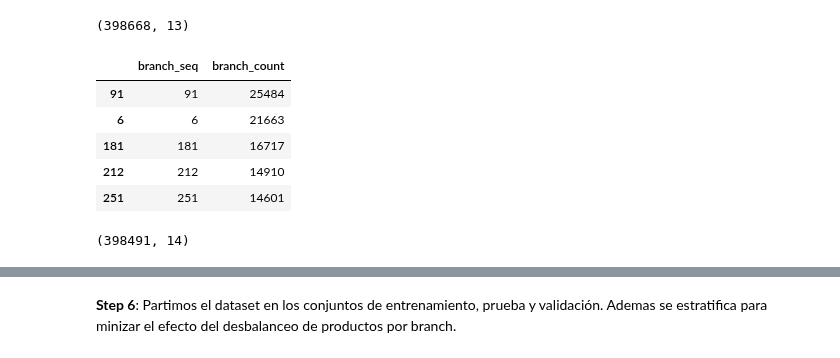
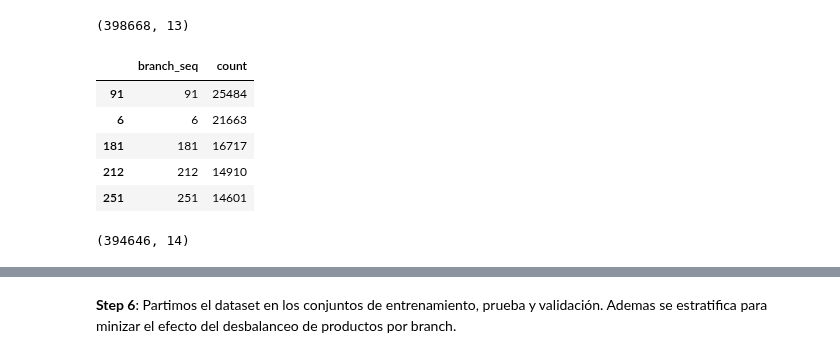
Before and after one commit to magistery-tps/text-mining, a Jupyter notebook: notebooks/fashion_outfits/preprocessing.ipynb, the cells around one changed output, grey strips where cells are left out. Cells and saved outputs as stored; diff of their text form; code cells hidden in the pictures.

```diff
--- a/notebooks/fashion_outfits/preprocessing.ipynb
+++ b/notebooks/fashion_outfits/preprocessing.ipynb
@@ -231,10 +231,10 @@ filtered_products.shape
 # %% [output]
 (398668, 13)
 # %%
-grouped_by_branch = ut.group_by_count(filtered_products, 'branch_seq', 'id').rename(columns={'id': 'branch_count'})
+grouped_by_branch = ut.group_by_count(filtered_products, 'branch_seq', 'id')
 grouped_by_branch.head()
 # %% [output]
-|  | branch_seq | branch_count |
+|  | branch_seq | count |
 | 91 | 91 | 25484 |
 | 6 | 6 | 21663 |
 | 181 | 181 | 16717 |
@@ -243,11 +243,11 @@ grouped_by_branch.head()
 # %%
 join = filtered_products.merge(grouped_by_branch, how='inner', on='branch_seq')
 
-filtered_products = join[join['branch_count'] >= MIN_PRODUCT_BY_BRANCH]
+filtered_products = join[join['count'] >= MIN_PRODUCT_BY_BRANCH]
 
 filtered_products.shape
 # %% [output]
-(398491, 14)
+(394646, 14)
 # %%
 filtered_products.head()
 # %% [output]
```
Also changed, not shown: parts of 22 cells of this notebook, 5 other files.
